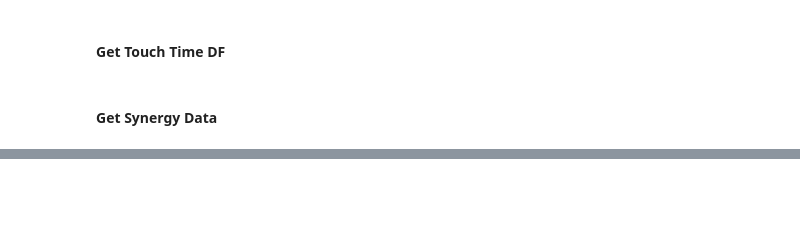
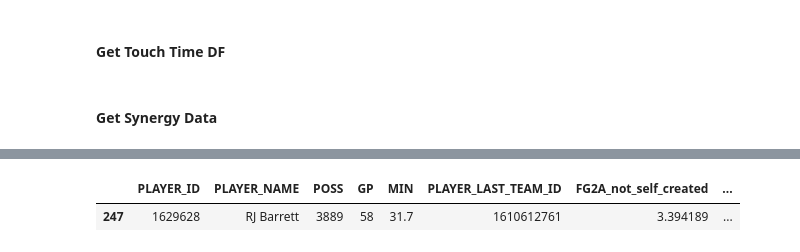
Before and after one commit to Saurabh1975/nba_bubble_chart_data, a Jupyter notebook: off_ball_advantage.ipynb, the cells around one changed output, grey strips where cells are left out. Cells and saved outputs as stored; diff of their text form; code cells hidden in the pictures; blank space fills up the shorter version.

```diff
--- a/off_ball_advantage.ipynb
+++ b/off_ball_advantage.ipynb
@@ -174,0 +214,12 @@ pd.read_csv('https://raw.githubusercontent.com/JaseZiv/worldfootballR_data/maste
+# %%
+# Filter the DataFrame
+filtered_df = off_ball_df[off_ball_df.POSS > 1500].copy()
+
+# Calculate percentiles for 'efg_self_created'
+filtered_df['efg_self_created_percentile'] = filtered_df['efg_self_created'].rank(pct=True) * 100
+
+
+filtered_df[filtered_df.PLAYER_NAME == 'RJ Barrett']
+# %% [output]
+|  | PLAYER_ID | PLAYER_NAME | POSS | GP | MIN | PLAYER_LAST_TEAM_ID | FG2A_not_self_created | ... |
+| 247 | 1629628 | RJ Barrett | 3889 | 58 | 31.7 | 1610612761 | 3.394189 | ... |
```
Also changed, not shown: parts of 25 cells of this notebook, 5 other files.
